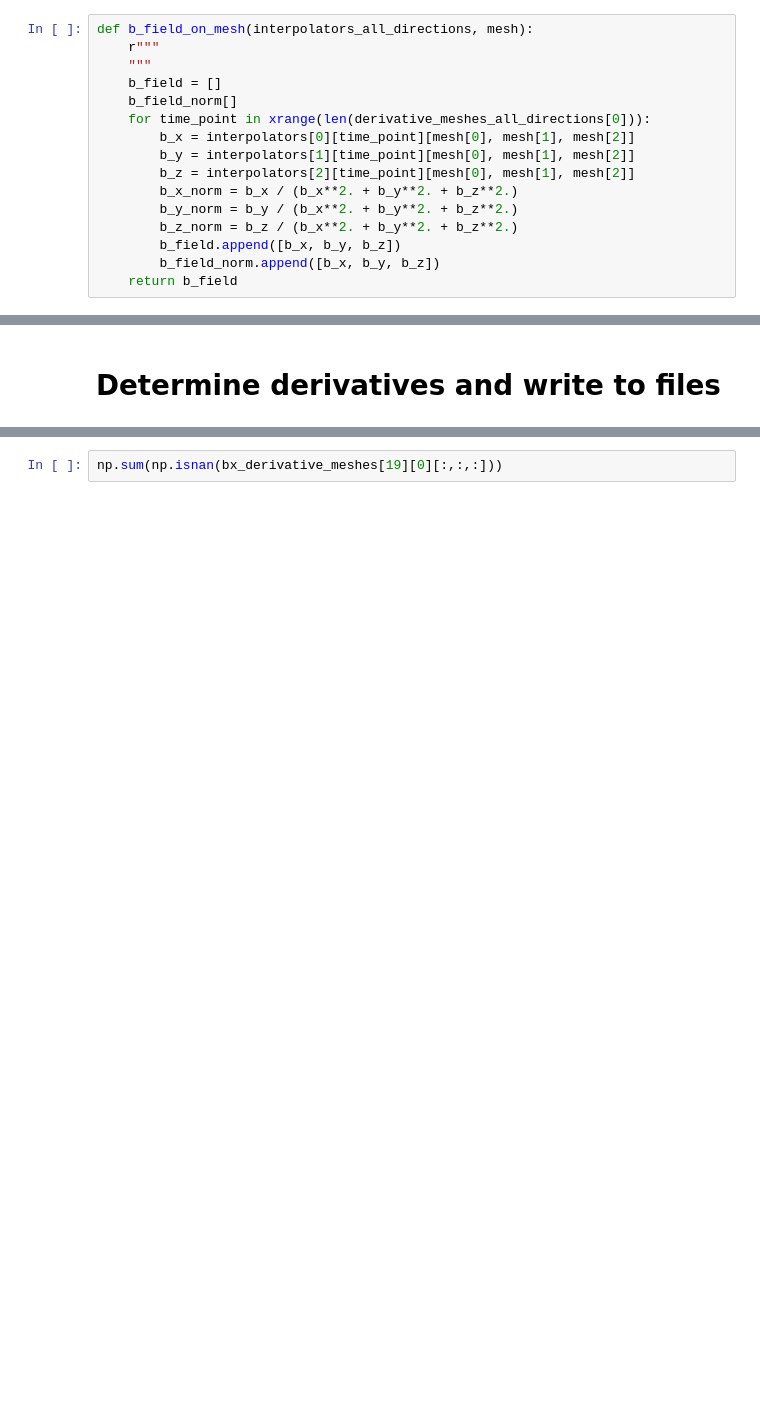
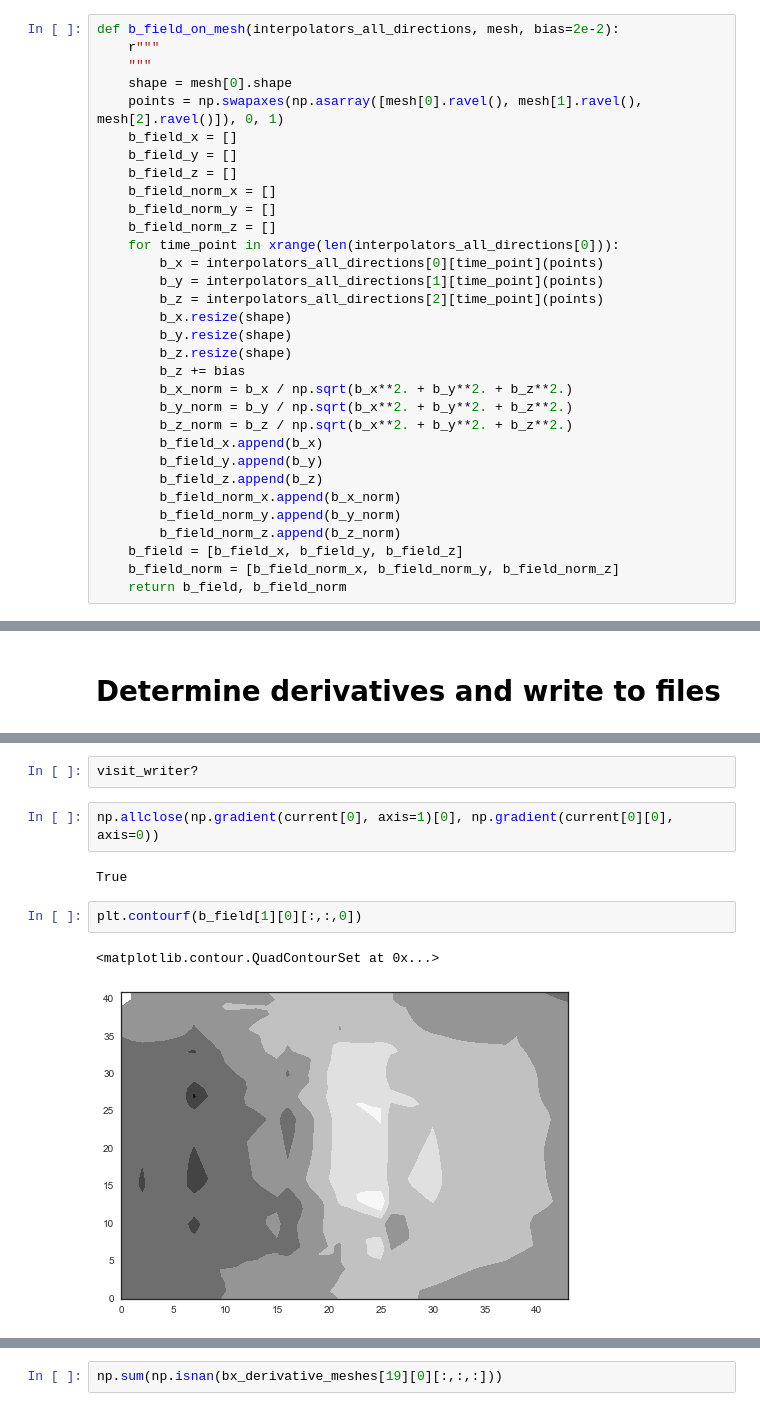
Before and after one commit to jensv/relative_canonical_helicity, a Jupyter notebook: write_delaunay_mesh_to_vtk.ipynb, the cells around one changed output, grey strips where cells are left out. Drawn from its saved outputs; the diff is of its cells as text; blank space fills up the shorter version.

```diff
--- a/write_delaunay_mesh_to_vtk.ipynb
+++ b/write_delaunay_mesh_to_vtk.ipynb
@@ -198,17 +239,33 @@ def current_on_mesh(derivative_meshes_all_directions, mu_0=1.2566e-6):
     return current
 # %%
-def b_field_on_mesh(interpolators_all_directions, mesh):
+def b_field_on_mesh(interpolators_all_directions, mesh, bias=2e-2):
     r"""
     """
-    b_field = []
-    b_field_norm[]
-    for time_point in xrange(len(derivative_meshes_all_directions[0])):
-        b_x = interpolators[0][time_point][mesh[0], mesh[1], mesh[2]]
-        b_y = interpolators[1][time_point][mesh[0], mesh[1], mesh[2]]
-        b_z = interpolators[2][time_point][mesh[0], mesh[1], mesh[2]]
-        b_x_norm = b_x / (b_x**2. + b_y**2. + b_z**2.)
-        b_y_norm = b_y / (b_x**2. + b_y**2. + b_z**2.)
-        b_z_norm = b_z / (b_x**2. + b_y**2. + b_z**2.)
-        b_field.append([b_x, b_y, b_z])
-        b_field_norm.append([b_x, b_y, b_z])
-    return b_field
+    shape = mesh[0].shape
+    points = np.swapaxes(np.asarray([mesh[0].ravel(), mesh[1].ravel(), mesh[2].ravel()]), 0, 1)
+    b_field_x = []
+    b_field_y = []
+    b_field_z = []
+    b_field_norm_x = []
+    b_field_norm_y = []
+    b_field_norm_z = []
+    for time_point in xrange(len(interpolators_all_directions[0])):
+        b_x = interpolators_all_directions[0][time_point](points)
+        b_y = interpolators_all_directions[1][time_point](points)
+        b_z = interpolators_all_directions[2][time_point](points)
+        b_x.resize(shape)
+        b_y.resize(shape)
+        b_z.resize(shape)
+        b_z += bias
+        b_x_norm = b_x / np.sqrt(b_x**2. + b_y**2. + b_z**2.)
+        b_y_norm = b_y / np.sqrt(b_x**2. + b_y**2. + b_z**2.)
+        b_z_norm = b_z / np.sqrt(b_x**2. + b_y**2. + b_z**2.)
+        b_field_x.append(b_x)
+        b_field_y.append(b_y)
+        b_field_z.append(b_z)
+        b_field_norm_x.append(b_x_norm)
+        b_field_norm_y.append(b_y_norm)
+        b_field_norm_z.append(b_z_norm)
+    b_field = [b_field_x, b_field_y, b_field_z]
+    b_field_norm = [b_field_norm_x, b_field_norm_y, b_field_norm_z]
+    return b_field, b_field_norm
@@ -267,0 +726,11 @@ mesh = np.meshgrid(np.linspace(x_min, x_max, np.ceil((x_max-x_min)/spatial_incre
+# %%
+visit_writer?
+# %%
+np.allclose(np.gradient(current[0], axis=1)[0], np.gradient(current[0][0], axis=0))
+# %% [output]
+True
+# %%
+plt.contourf(b_field[1][0][:,:,0])
+# %% [output]
+<matplotlib.contour.QuadContourSet at 0x...>
+[figure, added]
```
Also changed, not shown: parts of 54 cells of this notebook.
